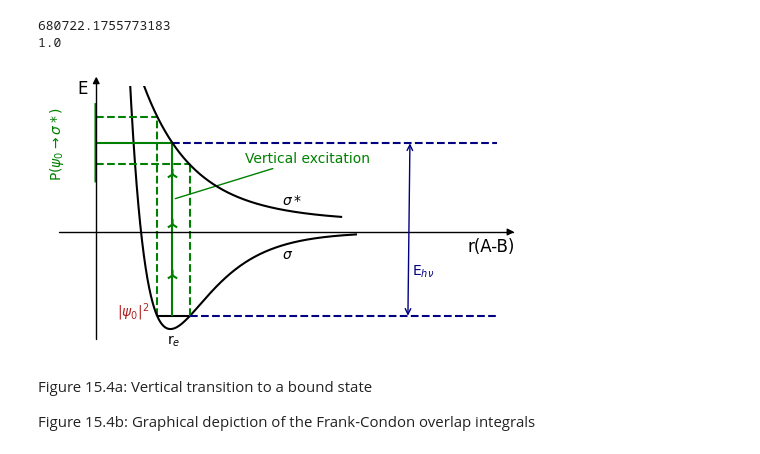
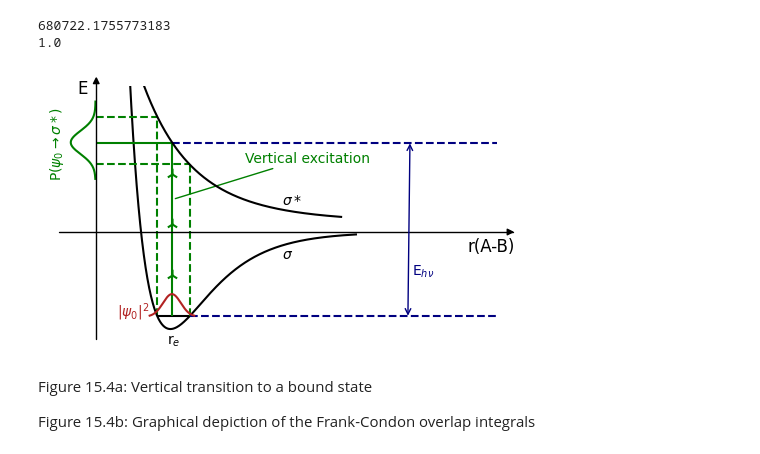
Before and after one commit to Normann25/Figures_Reac_Book, a Jupyter notebook: Chapter 15/chapter15.ipynb, the cells around one changed output. Drawn from its saved outputs; the diff is of its cells as text; code cells hidden in the pictures.

```diff
--- a/Chapter 15/chapter15.ipynb
+++ b/Chapter 15/chapter15.ipynb
@@ -28,9 +28,10 @@ mu = 0
 sigma = 0.12
 
 # Gaussian distribution / |psi_0|^2
-psi_squared = gauss(sigma, x, mu)
+psi_squared = gauss(sigma, x, mu, None)
 # %%
-trans_prob = gauss(sigma, r, 1)*1/V_anti
+# Transition probability
+trans_prob = gauss(sigma, r, 1, None)*1/V_anti
 print(simpson(trans_prob))
 trans_prob /= simpson(trans_prob)
 print(simpson(trans_prob))
@@ -60,53 +61,53 @@ for direction in ["left", "right", "bottom", "top"]:
     ax.axis[direction].set_visible(False)
 
 # Potential energy profiles
-ax.plot(r-0.5, V_morse, color = 'k')
-ax.plot(r-0.7, V_anti+0.1*D_e, color = 'k', zorder = 10)
+ax.plot(r-0.5, V_morse, color = 'k') # Bonding
+ax.plot(r-0.7, V_anti+0.1*D_e, color = 'k', zorder = 10) # Anti-bonding
 ax.text(2.5, V_morse[650], r'$\sigma$', fontsize = 10)
 ax.text(2.5, V_anti[630], r'$\sigma*$', fontsize = 10)
 
 # Ground-state wavefunction
-ax.plot(x+1.02, (psi_squared/2*10**3)-8.72*10**(-4), color = 'firebrick', zorder = 10)
+ax.plot(x+1.02, (psi_squared/(9*10**4))-8.72*10**(-4), color = 'firebrick', zorder = 10)
 ax.hlines(V_morse[330], r[330]-0.5, r[440]-0.5, color = 'k')
 ax.text(0.95, -1.15*10**(-3), r'r$_{e}$', fontsize = 10)
 ax.text(0.28, V_morse[330], r'$|\psi_{0}|^{2}$', color = 'firebrick', fontsize = 10)
 
-# Probability
-ax.plot(-trans_prob[150:350][::-1]/9-0.01, (r[150:350]-1)/1000+V_anti[410], color = 'g')
+# Transition probability
+ax.plot(-trans_prob[150:350][::-1]*25-0.01, (r[150:350]-1)/1000+V_anti[405], color = 'g')
 ax.text(-0.65, V_anti[410], r'P($\psi_{0}\rightarrow\sigma*$)', fontsize = 10, color = 'g', rotation = 90, va = 'center')
 
 # Vertical excitation
 ax.vlines(1.02, V_morse[330], V_anti[410], color = 'g')
 ax.hlines(V_anti[410], 0, 1.02, color = 'g')
 ax.vlines(r[330]-0.5, V_morse[330], V_anti[365], ls = '--', color = 'g', zorder = -10)
 ax.hlines(V_anti[365], 0, r[330]-0.5, ls = '--', color = 'g')
 ax.vlines(r[440]-0.5, V_morse[330], V_anti[460], ls = '--', color = 'g')
 ax.hlines(V_anti[460], 0, r[440]-0.5, ls = '--', color = 'g')
 ax.annotate('Vertical excitation', xy = (1.03, V_morse[265]), xytext = (2, V_morse[255]), arrowprops=({'arrowstyle': '-',
                                         'lw': 1, 'color':'g'}), color = 'g', fontsize = 10)
-
+# "Arrows" showing direction of vertical excitation
 ax.scatter(1.02, V_morse[295], marker = '2', color = 'g', s = 70)
 ax.scatter(1.02, V_morse[273], marker = '2', color = 'g', s = 70)
 ax.scatter(1.02, V_morse[258], marker = '2', color = 'g', s = 70)
 
 # Energy of photon
 ax.hlines(V_morse[330], r[440]-0.5, 5.4, color = 'navy', ls = '--')
 ax.hlines(V_anti[410], 1.02, 5.4, color = 'navy', ls = '--')
 ax.annotate(' ', xy = (4.2, V_morse[334]), xytext = (4.2, V_anti[395]), arrowprops=({'arrowstyle': '<->',
                         'lw': 1, 'color':'navy'}))
 ax.text(4.25, V_morse[295], r'E$_{h\nu}$', color = 'navy', fontsize = 10)
 
 ax.set_ylim(-1.1*10**(-3), 1.5*10**(-3))
 ax.set_xlim(-0.5, 5.5)
 
 ax.text(5, V_morse[700], 'r(A-B)', fontsize = 12)
 ax.text(-0.25, 1.43*10**(-3), 'E', fontsize = 12)
 
 plt.tight_layout()
 plt.savefig('Reflection.png', dpi = 150)
 plt.show()
 # %% [output]
-[figure, old version]
+[figure, new version]
 # %% [markdown]
 Figure 15.4a: Vertical transition to a bound state
 
```
Also changed, not shown: parts of 9 cells of this notebook, 4 other files.
